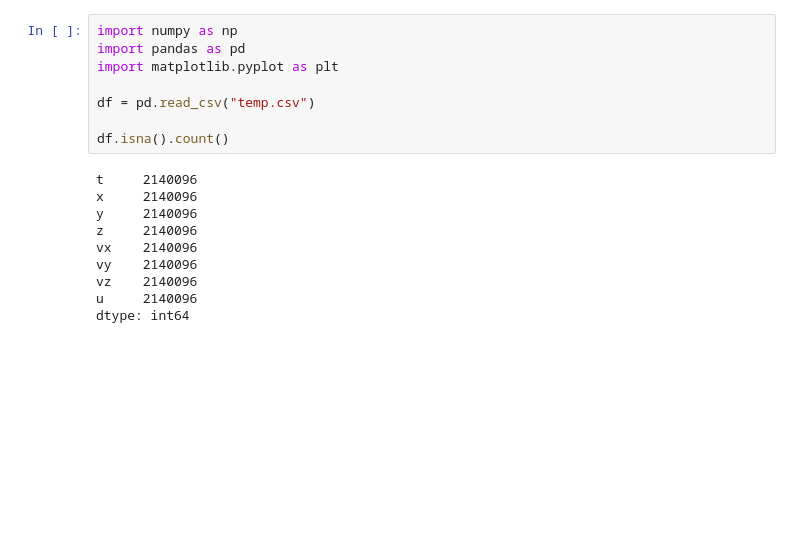
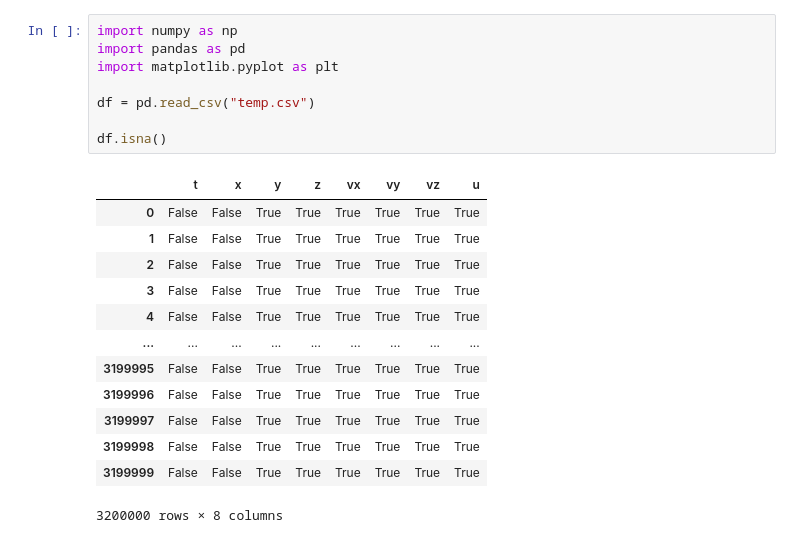
Before and after one commit to jbbenavidesr/Lennard-Jones, a Jupyter notebook: Data_analysis.ipynb, the cells around one changed output. Drawn from its saved outputs; the diff is of its cells as text; blank space fills up the shorter version.

```diff
--- a/Data_analysis.ipynb
+++ b/Data_analysis.ipynb
@@ -1,21 +1,25 @@
 # %%
 import numpy as np
 import pandas as pd
 import matplotlib.pyplot as plt
 
 df = pd.read_csv("temp.csv")
 
-df.isna().count()
+df.isna()
 # %% [output]
+|  | t | x | y | z | vx | vy | vz | u |
+| 0 | False | False | True | True | True | True | True | True |
+| 1 | False | False | True | True | True | True | True | True |
+| 2 | False | False | True | True | True | True | True | True |
+| 3 | False | False | True | True | True | True | True | True |
+| 4 | False | False | True | True | True | True | True | True |
+| ... | ... | ... | ... | ... | ... | ... | ... | ... |
+| 3199995 | False | False | True | True | True | True | True | True |
+| 3199996 | False | False | True | True | True | True | True | True |
+| 3199997 | False | False | True | True | True | True | True | True |
+| 3199998 | False | False | True | True | True | True | True | True |
+| 3199999 | False | False | True | True | True | True | True | True |
-t     2140096
-x     2140096
-y     2140096
-z     2140096
-vx    2140096
-vy    2140096
-vz    2140096
-u     2140096
-dtype: int64
+3200000 rows × 8 columns
 # %%
 df['r'] = np.sqrt(df['x']**2 + df['y']**2 + df['z']**2)
 df['v'] = np.sqrt(df['vx']**2 + df['vy']**2 + df['vz']**2)
```
Also changed, not shown: parts of 3 cells of this notebook, 3 other files.
